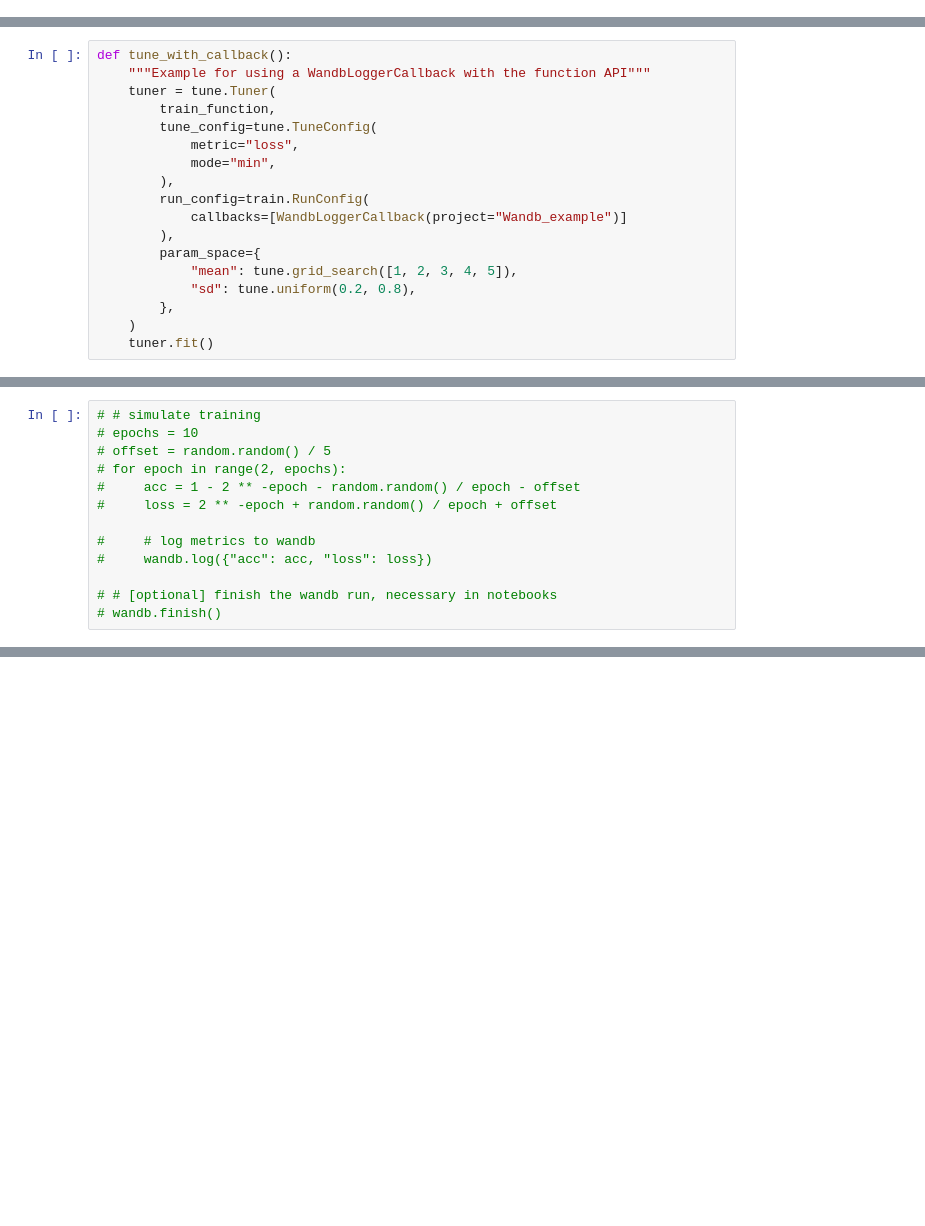
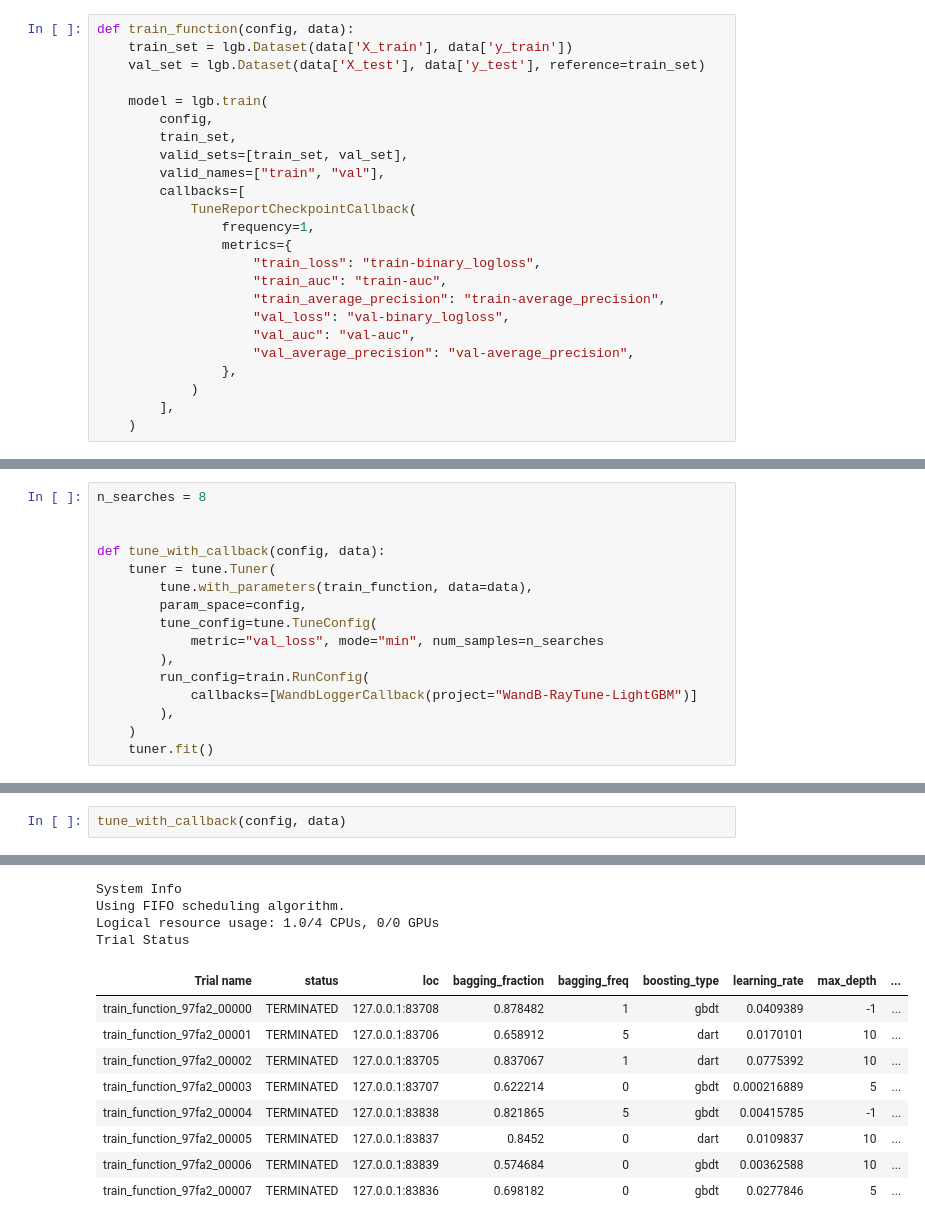
Before and after one commit to hongsupshin/hongsupshin.github.io, a Jupyter notebook: posts/2025-01-25/index.ipynb, the cells around one changed output, grey strips where cells are left out. Drawn from its saved outputs; the diff is of its cells as text; blank space fills up the shorter version.

Commit message:
publish the wandb post

```diff
--- a/posts/2025-01-25/index.ipynb
+++ b/posts/2025-01-25/index.ipynb
@@ -14,0 +113,24 @@ def train_function(config):
+# %%
+def train_function(config, data):
+    train_set = lgb.Dataset(data['X_train'], data['y_train'])
+    val_set = lgb.Dataset(data['X_test'], data['y_test'], reference=train_set)
+
+    model = lgb.train(
+        config,
+        train_set,
+        valid_sets=[train_set, val_set],
+        valid_names=["train", "val"],
+        callbacks=[
+            TuneReportCheckpointCallback(
+                frequency=1,
+                metrics={
+                    "train_loss": "train-binary_logloss",
+                    "train_auc": "train-auc",
+                    "train_average_precision": "train-average_precision",
+                    "val_loss": "val-binary_logloss",
+                    "val_auc": "val-auc",
+                    "val_average_precision": "val-average_precision",
+                },
+            )
+        ],
+    )
@@ -15,18 +141,16 @@ def train_function(config):
 # %%
-def tune_with_callback():
-    """Example for using a WandbLoggerCallback with the function API"""
+n_searches = 8
+
+
+def tune_with_callback(config, data):
     tuner = tune.Tuner(
-        train_function,
+        tune.with_parameters(train_function, data=data),
+        param_space=config,
         tune_config=tune.TuneConfig(
-            metric="loss",
-            mode="min",
+            metric="val_loss", mode="min", num_samples=n_searches
         ),
         run_config=train.RunConfig(
-            callbacks=[WandbLoggerCallback(project="Wandb_example")]
+            callbacks=[WandbLoggerCallback(project="WandB-RayTune-LightGBM")]
         ),
-        param_space={
-            "mean": tune.grid_search([1, 2, 3, 4, 5]),
-            "sd": tune.uniform(0.2, 0.8),
-        },
     )
     tuner.fit()
@@ -150,13 +165,3 @@ True
-# %%
-# # simulate training
-# epochs = 10
-# offset = random.random() / 5
-# for epoch in range(2, epochs):
-#     acc = 1 - 2 ** -epoch - random.random() / epoch - offset
-#     loss = 2 ** -epoch + random.random() / epoch + offset
-
-#     # log metrics to wandb
-#     wandb.log({"acc": acc, "loss": loss})
-
-# # [optional] finish the wandb run, necessary in notebooks
-# wandb.finish()
+# %%
+tune_with_callback(config, data)
+# %% [output]
@@ -162,0 +172,13 @@ True
+System Info
+Using FIFO scheduling algorithm.
+Logical resource usage: 1.0/4 CPUs, 0/0 GPUs
+Trial Status
+| Trial name | status | loc | bagging_fraction | bagging_freq | boosting_type | learning_rate | max_depth | ... |
+| train_function_97fa2_00000 | TERMINATED | 127.0.0.1:83708 | 0.878482 | 1 | gbdt | 0.0409389 | -1 | ... |
+| train_function_97fa2_00001 | TERMINATED | 127.0.0.1:83706 | 0.658912 | 5 | dart | 0.0170101 | 10 | ... |
+| train_function_97fa2_00002 | TERMINATED | 127.0.0.1:83705 | 0.837067 | 1 | dart | 0.0775392 | 10 | ... |
+| train_function_97fa2_00003 | TERMINATED | 127.0.0.1:83707 | 0.622214 | 0 | gbdt | 0.000216889 | 5 | ... |
+| train_function_97fa2_00004 | TERMINATED | 127.0.0.1:83838 | 0.821865 | 5 | gbdt | 0.00415785 | -1 | ... |
+| train_function_97fa2_00005 | TERMINATED | 127.0.0.1:83837 | 0.8452 | 0 | dart | 0.0109837 | 10 | ... |
+| train_function_97fa2_00006 | TERMINATED | 127.0.0.1:83839 | 0.574684 | 0 | gbdt | 0.00362588 | 10 | ... |
+| train_function_97fa2_00007 | TERMINATED | 127.0.0.1:83836 | 0.698182 | 0 | gbdt | 0.0277846 | 5 | ... |
```
Also changed, not shown: parts of 37 cells of this notebook, 48 other files.
